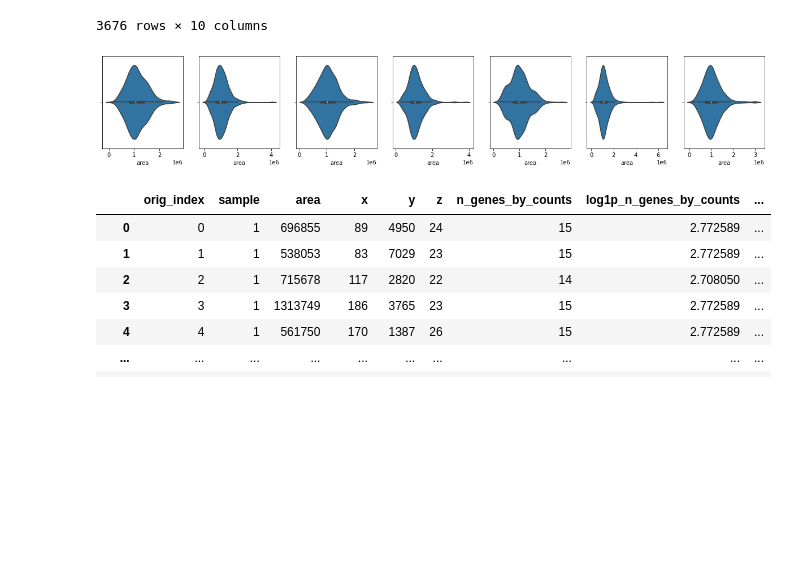
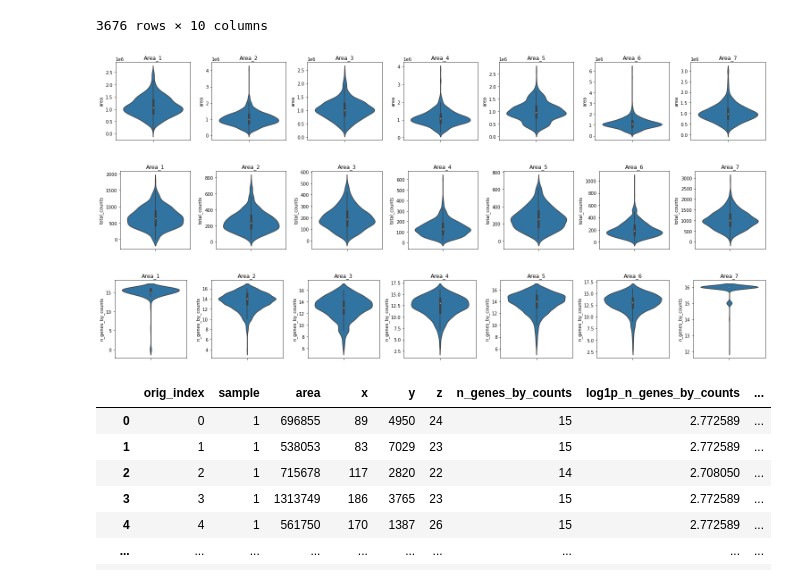
Before and after one commit to wanglab-broad/TEMPOmap, a Jupyter notebook: revision/reads/detection&label_efficiency.ipynb, the cells around one changed output. Saved outputs shown, nothing was run; the diff lists cells and outputs as text; code cells hidden in the pictures; blank space fills up the shorter version.

```diff
--- a/revision/reads/detection&label_efficiency.ipynb
+++ b/revision/reads/detection&label_efficiency.ipynb
@@ -29,8 +29,9 @@ sample_list = list(range(1,8))
 # %%
 # cell volume
 fig, ax = plt.subplots(1, len(sample_list), figsize=(3*len(sample_list), 3))
 for i, sample in enumerate(sample_list):
     obs = adata.obs[adata.obs['sample']==sample]
-    sns.violinplot(data=obs, x='area', ax=ax[i])
+    sns.violinplot(data=obs, y='area', ax=ax[i]).set_title(f'Area_{sample}')
+plt.tight_layout()
 # %% [output]
-[figure, old version]
+[figure, new version]
@@ -41,3 +38,21 @@ for i, sample in enumerate(sample_list):
+# %%
+# total counts
+fig, ax = plt.subplots(1, len(sample_list), figsize=(3*len(sample_list), 3))
+for i, sample in enumerate(sample_list):
+    obs = adata.obs[adata.obs['sample']==sample]
+    sns.violinplot(data=obs, y='total_counts', ax=ax[i]).set_title(f'Area_{sample}')
+plt.tight_layout()
+# %% [output]
+[figure, added]
+# %%
+# n_genes per cell
+fig, ax = plt.subplots(1, len(sample_list), figsize=(3*len(sample_list), 3))
+for i, sample in enumerate(sample_list):
+    obs = adata.obs[adata.obs['sample']==sample]
+    sns.violinplot(data=obs, y='n_genes_by_counts', ax=ax[i]).set_title(f'Area_{sample}')
+plt.tight_layout()
+# %% [output]
+[figure, added]
 # %%
 # filtering -- TODO tune
 sc.pp.filter_cells(adata, min_genes=1)
```
Also changed, not shown: parts of 12 cells of this notebook, 3 other files.
